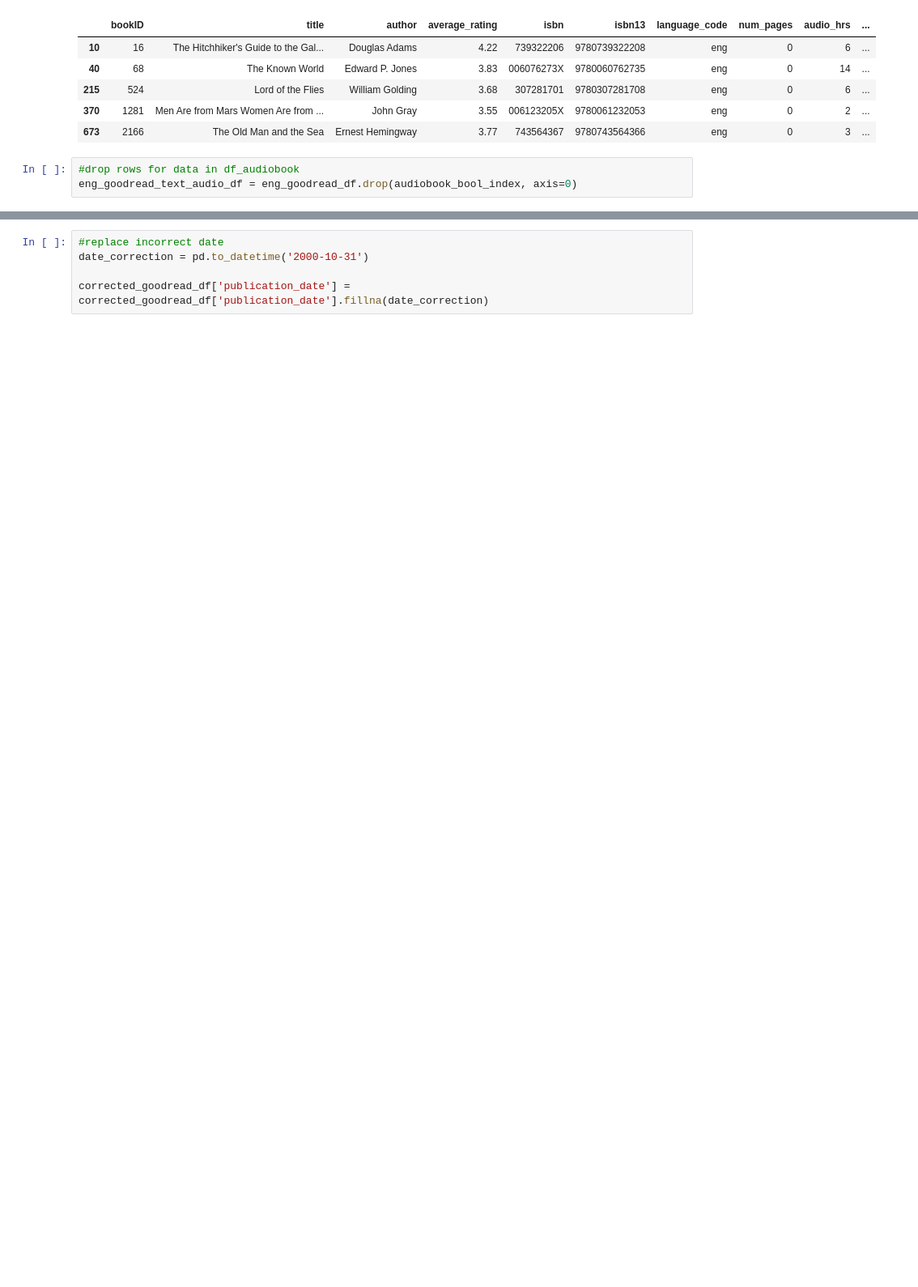
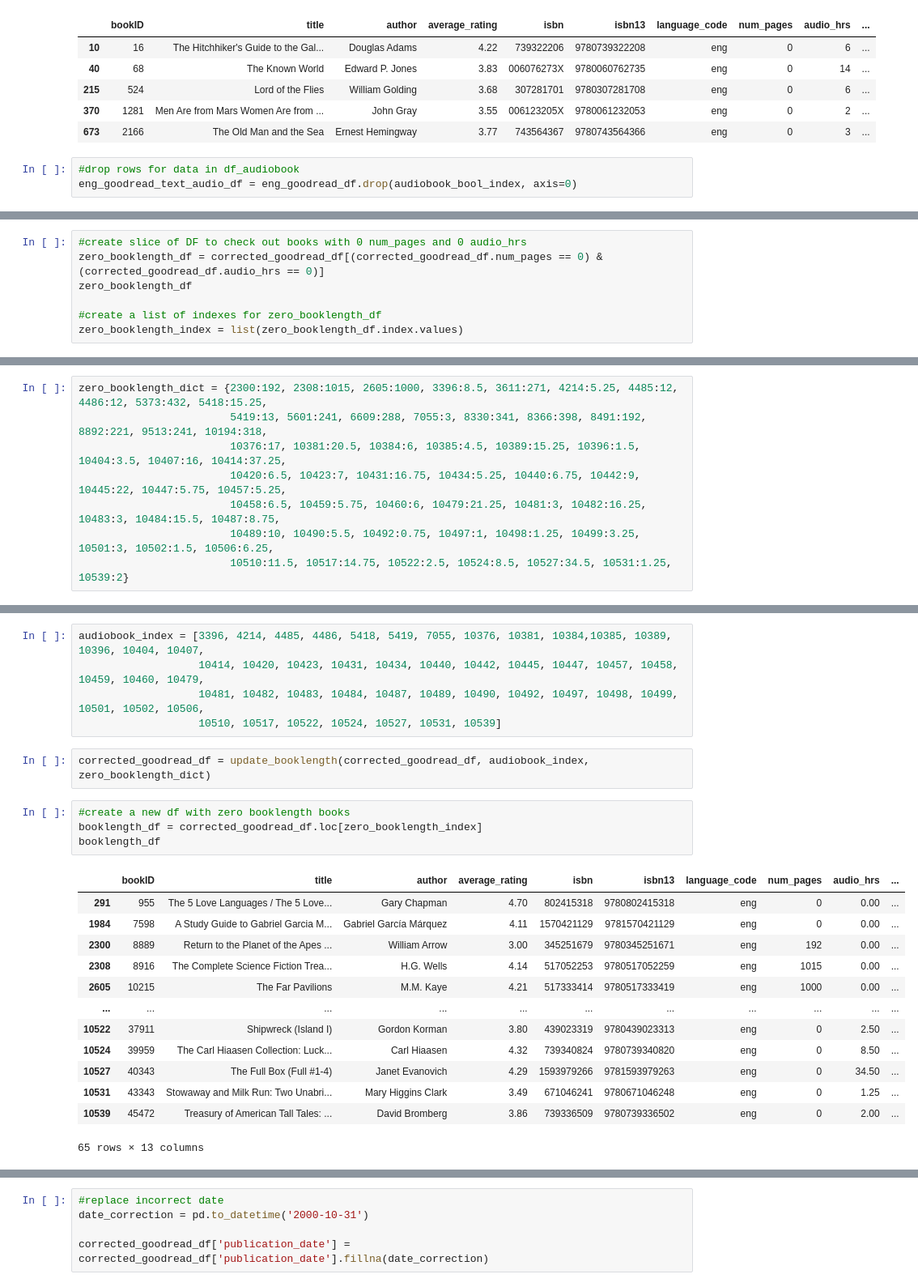
Before and after one commit to jfrankbryant/data-science-blog-post, a Jupyter notebook: DataScienceBlogPost-Wrangling.ipynb, the cells around one changed output, grey strips where cells are left out. Shown: that part at 81% size. Drawn from its saved outputs; the diff is of its cells as text; blank space fills up the shorter version.

```diff
--- a/DataScienceBlogPost_Books.ipynb
+++ b/DataScienceBlogPost-Wrangling.ipynb
@@ -449,0 +580,7 @@ dtype: object
+# %%
+#create slice of DF to check out books with 0 num_pages and 0 audio_hrs
+zero_booklength_df = corrected_goodread_df[(corrected_goodread_df.num_pages == 0) & (corrected_goodread_df.audio_hrs == 0)]
+zero_booklength_df
+
+#create a list of indexes for zero_booklength_df
+zero_booklength_index = list(zero_booklength_df.index.values)
@@ -449,0 +600,8 @@ dtype: object
+# %%
+zero_booklength_dict = {2300:192, 2308:1015, 2605:1000, 3396:8.5, 3611:271, 4214:5.25, 4485:12, 4486:12, 5373:432, 5418:15.25,
+                        5419:13, 5601:241, 6609:288, 7055:3, 8330:341, 8366:398, 8491:192, 8892:221, 9513:241, 10194:318,
+                        10376:17, 10381:20.5, 10384:6, 10385:4.5, 10389:15.25, 10396:1.5, 10404:3.5, 10407:16, 10414:37.25,
+                        10420:6.5, 10423:7, 10431:16.75, 10434:5.25, 10440:6.75, 10442:9, 10445:22, 10447:5.75, 10457:5.25,
+                        10458:6.5, 10459:5.75, 10460:6, 10479:21.25, 10481:3, 10482:16.25, 10483:3, 10484:15.5, 10487:8.75,
+                        10489:10, 10490:5.5, 10492:0.75, 10497:1, 10498:1.25, 10499:3.25, 10501:3, 10502:1.5, 10506:6.25,
+                        10510:11.5, 10517:14.75, 10522:2.5, 10524:8.5, 10527:34.5, 10531:1.25, 10539:2}
@@ -449,0 +625,25 @@ dtype: object
+# %%
+audiobook_index = [3396, 4214, 4485, 4486, 5418, 5419, 7055, 10376, 10381, 10384,10385, 10389, 10396, 10404, 10407,
+                   10414, 10420, 10423, 10431, 10434, 10440, 10442, 10445, 10447, 10457, 10458, 10459, 10460, 10479,
+                   10481, 10482, 10483, 10484, 10487, 10489, 10490, 10492, 10497, 10498, 10499, 10501, 10502, 10506,
+                   10510, 10517, 10522, 10524, 10527, 10531, 10539]
+# %%
+corrected_goodread_df = update_booklength(corrected_goodread_df, audiobook_index, zero_booklength_dict)
+# %%
+#create a new df with zero booklength books
+booklength_df = corrected_goodread_df.loc[zero_booklength_index]
+booklength_df
+# %% [output]
+|  | bookID | title | author | average_rating | isbn | isbn13 | language_code | num_pages | audio_hrs | ... |
+| 291 | 955 | The 5 Love Languages / The 5 Love... | Gary Chapman | 4.70 | 802415318 | 9780802415318 | eng | 0 | 0.00 | ... |
+| 1984 | 7598 | A Study Guide to Gabriel Garcia M... | Gabriel García Márquez | 4.11 | 1570421129 | 9781570421129 | eng | 0 | 0.00 | ... |
+| 2300 | 8889 | Return to the Planet of the Apes ... | William Arrow | 3.00 | 345251679 | 9780345251671 | eng | 192 | 0.00 | ... |
+| 2308 | 8916 | The Complete Science Fiction Trea... | H.G. Wells | 4.14 | 517052253 | 9780517052259 | eng | 1015 | 0.00 | ... |
+| 2605 | 10215 | The Far Pavilions | M.M. Kaye | 4.21 | 517333414 | 9780517333419 | eng | 1000 | 0.00 | ... |
+| ... | ... | ... | ... | ... | ... | ... | ... | ... | ... | ... |
+| 10522 | 37911 | Shipwreck (Island I) | Gordon Korman | 3.80 | 439023319 | 9780439023313 | eng | 0 | 2.50 | ... |
+| 10524 | 39959 | The Carl Hiaasen Collection: Luck... | Carl Hiaasen | 4.32 | 739340824 | 9780739340820 | eng | 0 | 8.50 | ... |
+| 10527 | 40343 | The Full Box (Full #1-4) | Janet Evanovich | 4.29 | 1593979266 | 9781593979263 | eng | 0 | 34.50 | ... |
+| 10531 | 43343 | Stowaway and Milk Run: Two Unabri... | Mary Higgins Clark | 3.49 | 671046241 | 9780671046248 | eng | 0 | 1.25 | ... |
+| 10539 | 45472 | Treasury of American Tall Tales: ... | David Bromberg | 3.86 | 739336509 | 9780739336502 | eng | 0 | 2.00 | ... |
+65 rows × 13 columns
```
Also changed, not shown: parts of 65 cells of this notebook, 2 other files.
